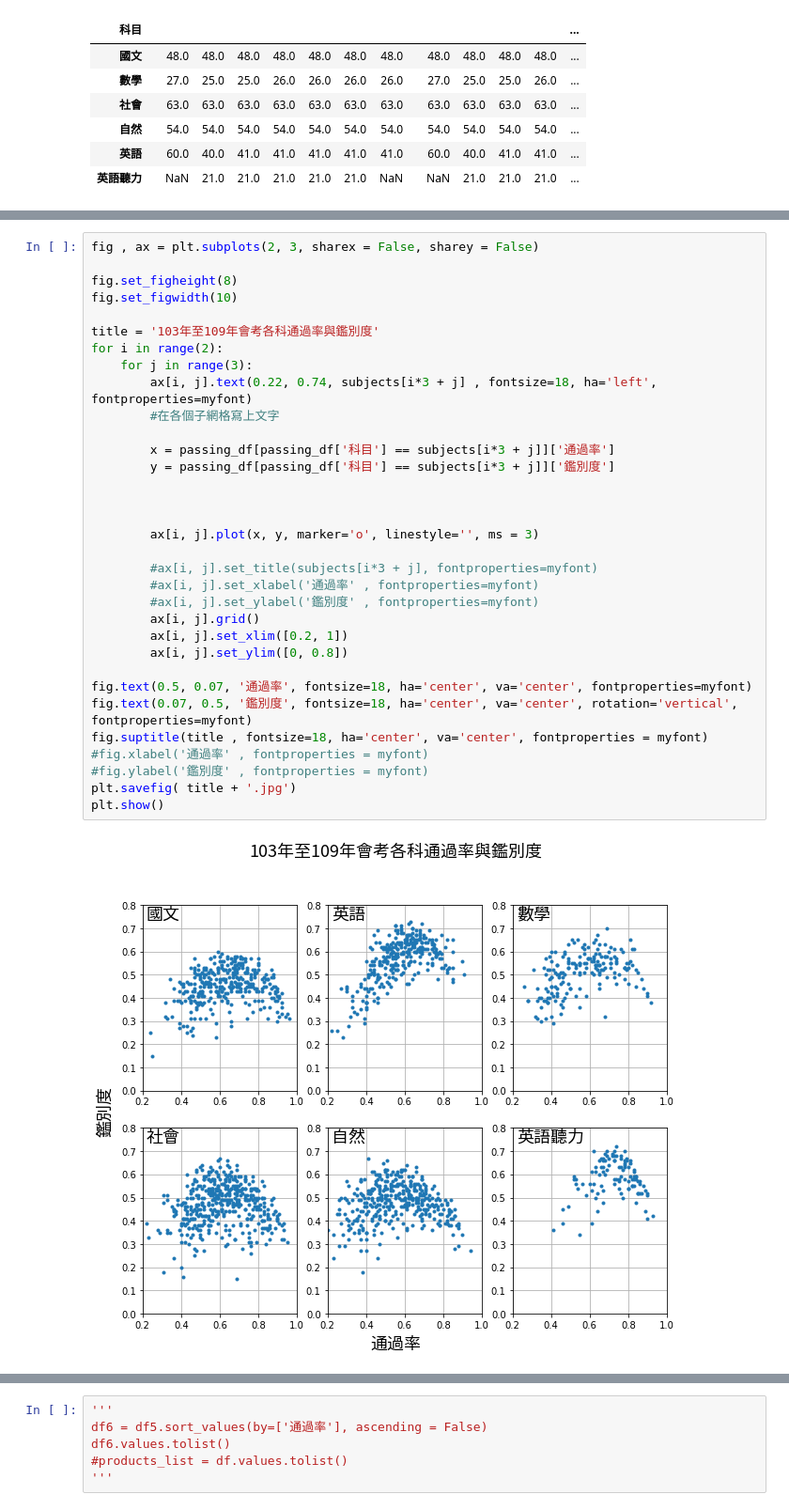
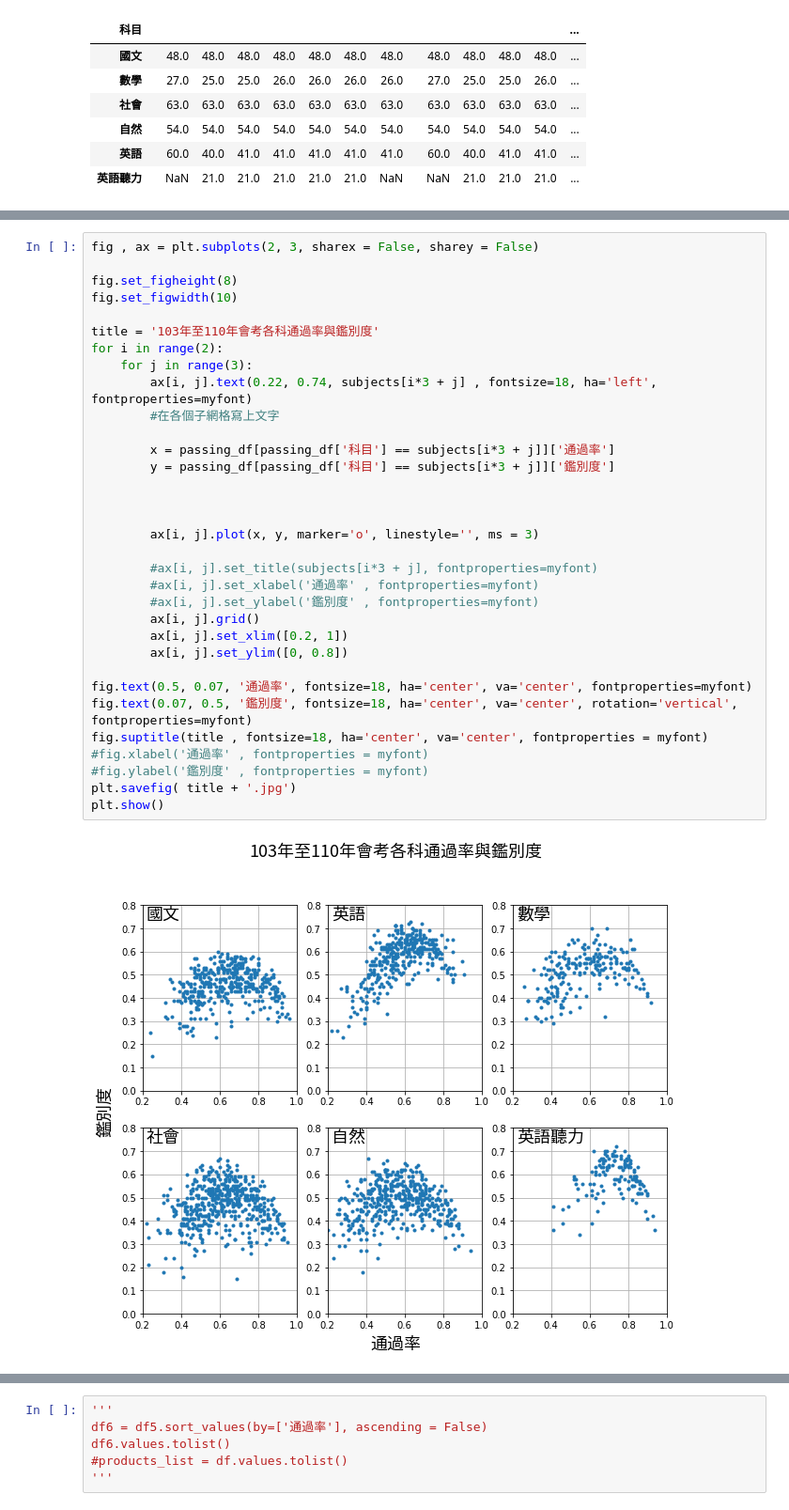
Before and after one commit to ChihHsiangChien/question_database, a Jupyter notebook: B03_分析通過率鑑別度與題目.ipynb, the cells around one changed output, grey strips where cells are left out. Shown: that part at 94% size. Saved outputs shown, nothing was run; the diff lists cells and outputs as text.

```diff
--- a/B03_分析通過率鑑別度與題目.ipynb
+++ b/B03_分析通過率鑑別度與題目.ipynb
@@ -130,35 +131,35 @@ fig , ax = plt.subplots(2, 3, sharex = False, sharey = False)
 fig.set_figheight(8)
 fig.set_figwidth(10)
 
-title = '103年至109年會考各科通過率與鑑別度'
+title = '103年至110年會考各科通過率與鑑別度'
 for i in range(2):
     for j in range(3):
         ax[i, j].text(0.22, 0.74, subjects[i*3 + j] , fontsize=18, ha='left', fontproperties=myfont)
         #在各個子網格寫上文字
 
         x = passing_df[passing_df['科目'] == subjects[i*3 + j]]['通過率']
         y = passing_df[passing_df['科目'] == subjects[i*3 + j]]['鑑別度']
 
 
 
         ax[i, j].plot(x, y, marker='o', linestyle='', ms = 3)
 
         #ax[i, j].set_title(subjects[i*3 + j], fontproperties=myfont)
         #ax[i, j].set_xlabel('通過率' , fontproperties=myfont)
         #ax[i, j].set_ylabel('鑑別度' , fontproperties=myfont)
         ax[i, j].grid()
         ax[i, j].set_xlim([0.2, 1])
         ax[i, j].set_ylim([0, 0.8])
 
 fig.text(0.5, 0.07, '通過率', fontsize=18, ha='center', va='center', fontproperties=myfont)
 fig.text(0.07, 0.5, '鑑別度', fontsize=18, ha='center', va='center', rotation='vertical', fontproperties=myfont)
 fig.suptitle(title , fontsize=18, ha='center', va='center', fontproperties = myfont)
 #fig.xlabel('通過率' , fontproperties = myfont)
 #fig.ylabel('鑑別度' , fontproperties = myfont)
 plt.savefig( title + '.jpg')
 plt.show()
 # %% [output]
-[figure, old version]
+[figure, new version]
 # %%
 subject = '自然'
 x = passing_df[passing_df['科目'] == subject]['通過率']
```
Also changed, not shown: parts of 12 cells of this notebook, 36 other files.
